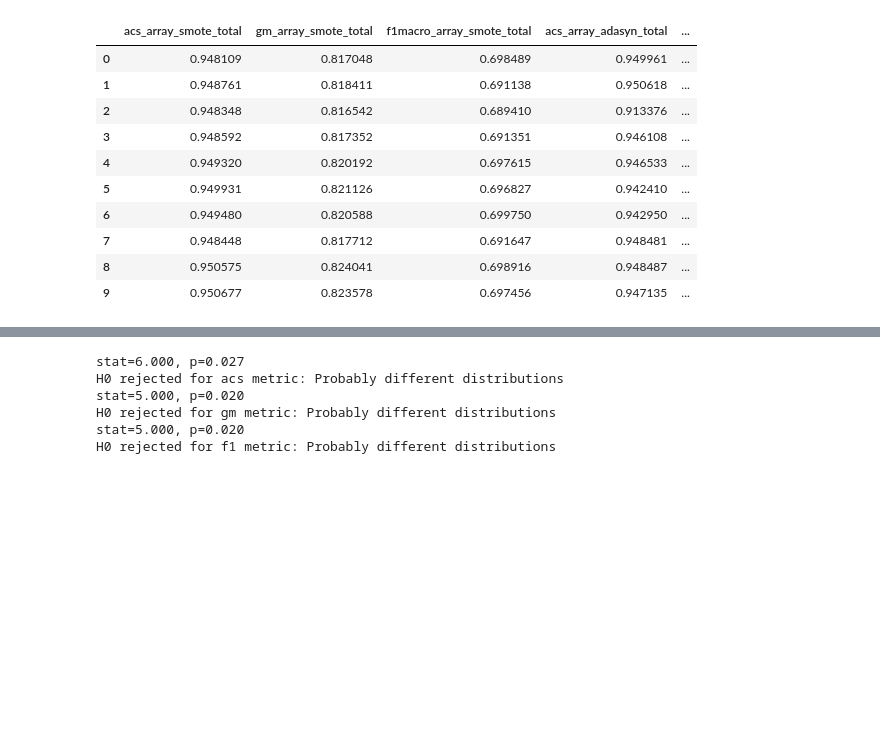
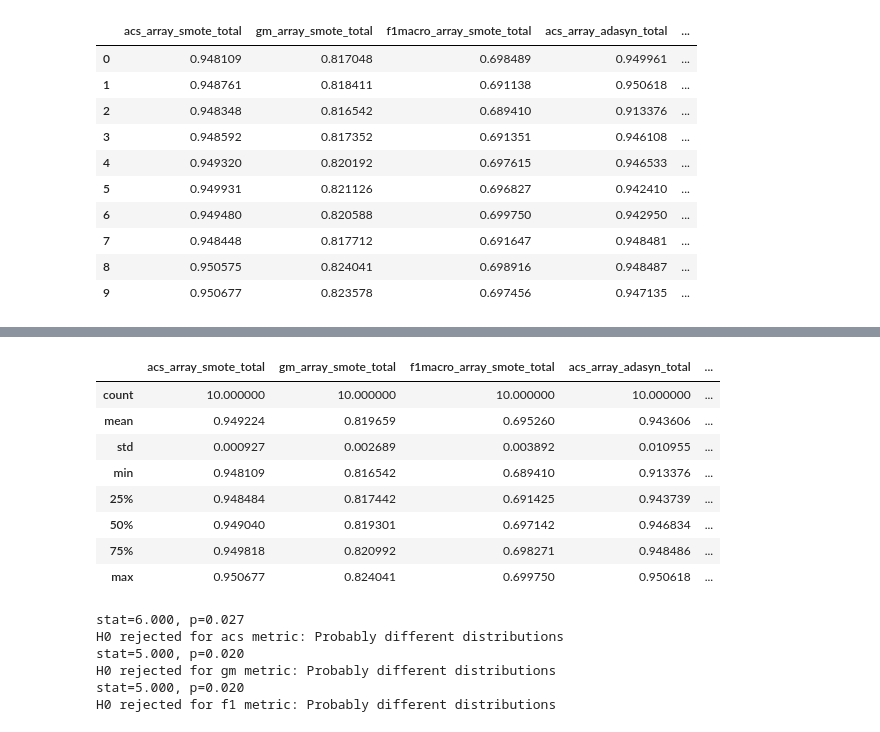
Before and after one commit to thiagom123/Redes-Neurais-2022-1, a Jupyter notebook: Projeto/Testes_estatisticos.ipynb, the cells around one changed output, grey strips where cells are left out. Saved outputs shown, nothing was run; the diff lists cells and outputs as text; code cells hidden in the pictures; blank space fills up the shorter version.

```diff
--- a/Projeto/Testes_estatisticos.ipynb
+++ b/Projeto/Testes_estatisticos.ipynb
@@ -130,3 +245,16 @@ result_df
+# %%
+df_mean = result_df.describe()
+df_mean
+# %% [output]
+|  | acs_array_smote_total | gm_array_smote_total | f1macro_array_smote_total | acs_array_adasyn_total | ... |
+| count | 10.000000 | 10.000000 | 10.000000 | 10.000000 | ... |
+| mean | 0.949224 | 0.819659 | 0.695260 | 0.943606 | ... |
+| std | 0.000927 | 0.002689 | 0.003892 | 0.010955 | ... |
+| min | 0.948109 | 0.816542 | 0.689410 | 0.913376 | ... |
+| 25% | 0.948484 | 0.817442 | 0.691425 | 0.943739 | ... |
+| 50% | 0.949040 | 0.819301 | 0.697142 | 0.946834 | ... |
+| 75% | 0.949818 | 0.820992 | 0.698271 | 0.948486 | ... |
+| max | 0.950677 | 0.824041 | 0.699750 | 0.950618 | ... |
 # %%
 teste_estatistico(result_df)
 # %% [output]
```
Also changed, not shown: parts of 11 cells of this notebook.
